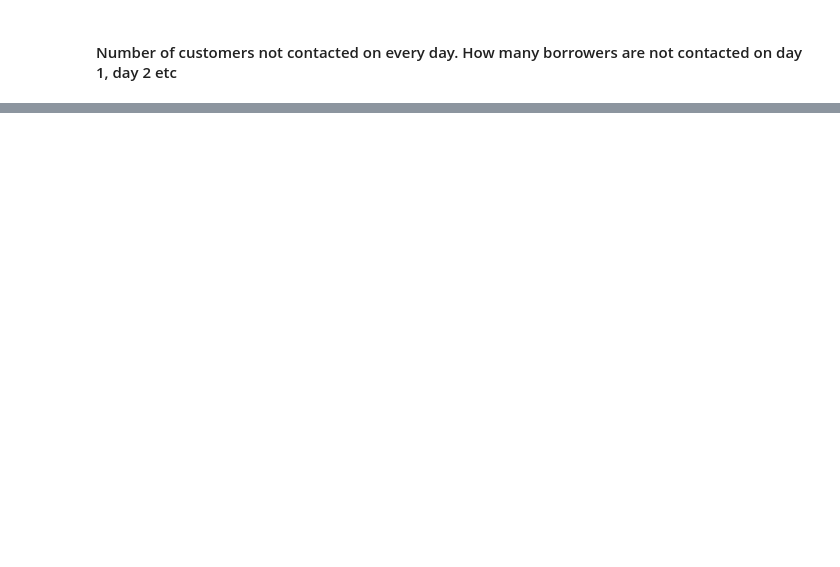
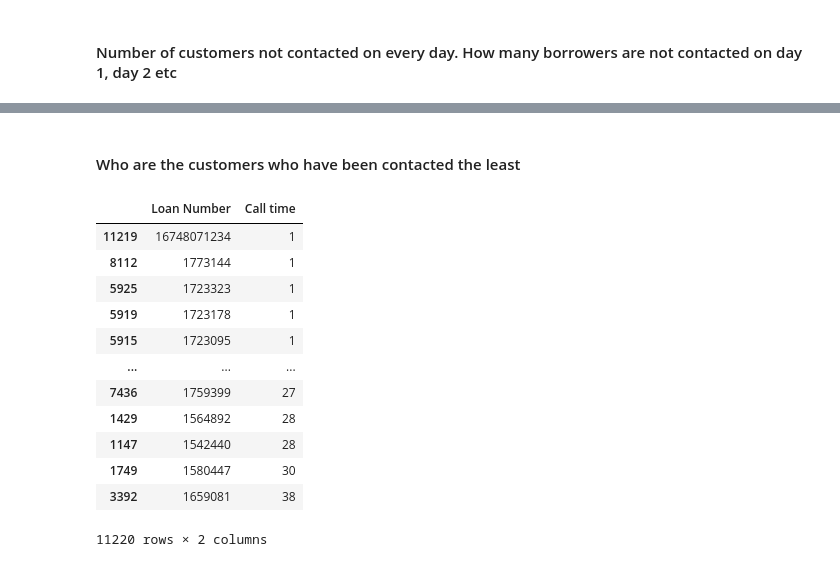
Before and after one commit to surya81/myproject, a Jupyter notebook: DPDzero Data Assignment .ipynb, the cells around one changed output, grey strips where cells are left out. Cells and saved outputs as stored; diff of their text form; code cells hidden in the pictures; blank space fills up the shorter version.

```diff
--- a/DPDzero Data Assignment .ipynb
+++ b/DPDzero Data Assignment .ipynb
@@ -496,0 +529,18 @@ Unique_customers_contacted
+# %% [markdown]
+#### Who are the customers who have been contacted the least
+# %%
+loan_count_by_status.sort_values("Call time",ascending=True)
+# %% [output]
+|  | Loan Number | Call time |
+| 11219 | 16748071234 | 1 |
+| 8112 | 1773144 | 1 |
+| 5925 | 1723323 | 1 |
+| 5919 | 1723178 | 1 |
+| 5915 | 1723095 | 1 |
+| ... | ... | ... |
+| 7436 | 1759399 | 27 |
+| 1429 | 1564892 | 28 |
+| 1147 | 1542440 | 28 |
+| 1749 | 1580447 | 30 |
+| 3392 | 1659081 | 38 |
+11220 rows × 2 columns
```
Also changed, not shown: parts of 11 cells of this notebook.
